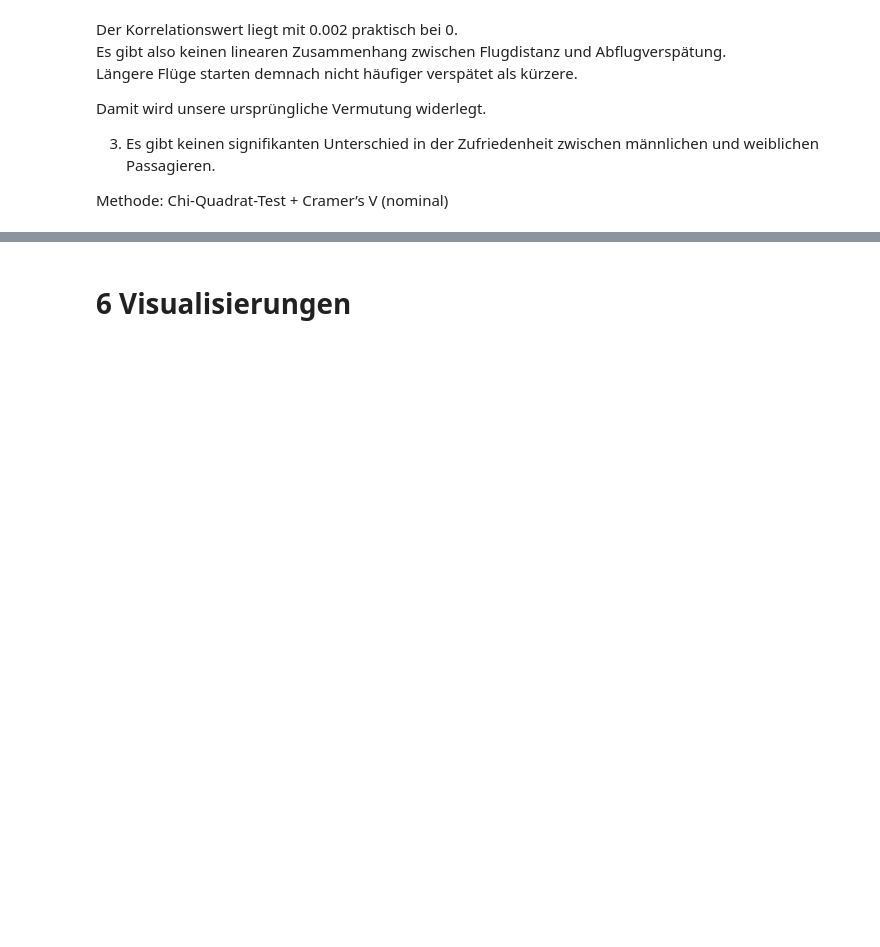
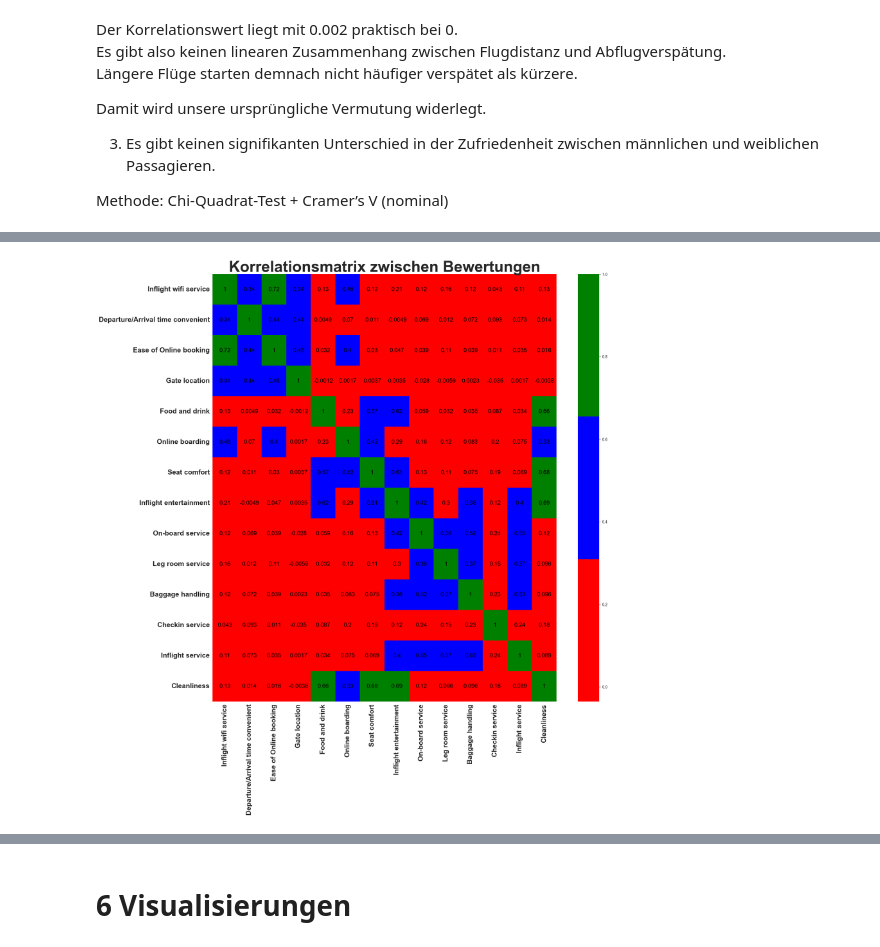
Before and after one commit to Sulphur1407/DSKI-Portfolio-1, a Jupyter notebook: PortfolioFinalVersion.ipynb, the cells around one changed output, grey strips where cells are left out. Saved outputs shown, nothing was run; the diff lists cells and outputs as text; code cells hidden in the pictures; blank space fills up the shorter version.

Commit message:
5.2 Korrelation hinzugefügt
Darunter die Korrelationsmatrix und ihre Analyse.
Die Matrix habe ich visuell noch angepasst und von numerischen Variablen auf nur Bewertungen geändert.

```diff
--- a/PortfolioFinalVersion.ipynb
+++ b/PortfolioFinalVersion.ipynb
@@ -364,0 +373,18 @@ Unsere Analysen zeigen, dass Komfort- und Servicefaktoren (z. B. Sitzkomfort) ei
+# %%
+import seaborn as sns
+
+num_cols = df.select_dtypes(include=np.number).columns.drop(["id", "Unnamed: 0", "satisfaction_bin", "Age", "Flight Distance", "Departure Delay in Minutes", "Arrival Delay in Minutes"])
+corr = df[num_cols].corr()
+plt.figure(figsize=[20, 20])
+sns.heatmap(corr, annot=True, cmap=["Red", "Blue", "Green"],
+            annot_kws={"size": 15, "fontname": "Arial", "color": "black"})
+plt.title("Korrelationsmatrix zwischen Bewertungen", fontsize=40, fontweight="bold")
+plt.xticks(rotation=90)
+
+# Achsenbeschriftungen größer machen
+plt.xticks(fontsize=18, fontweight="bold", rotation=90)
+plt.yticks(fontsize=18, fontweight="bold", rotation=0)
+
+plt.show()
+# %% [output]
+[figure, added]
```
Also changed, not shown: parts of 4 cells of this notebook, 1 other file.
